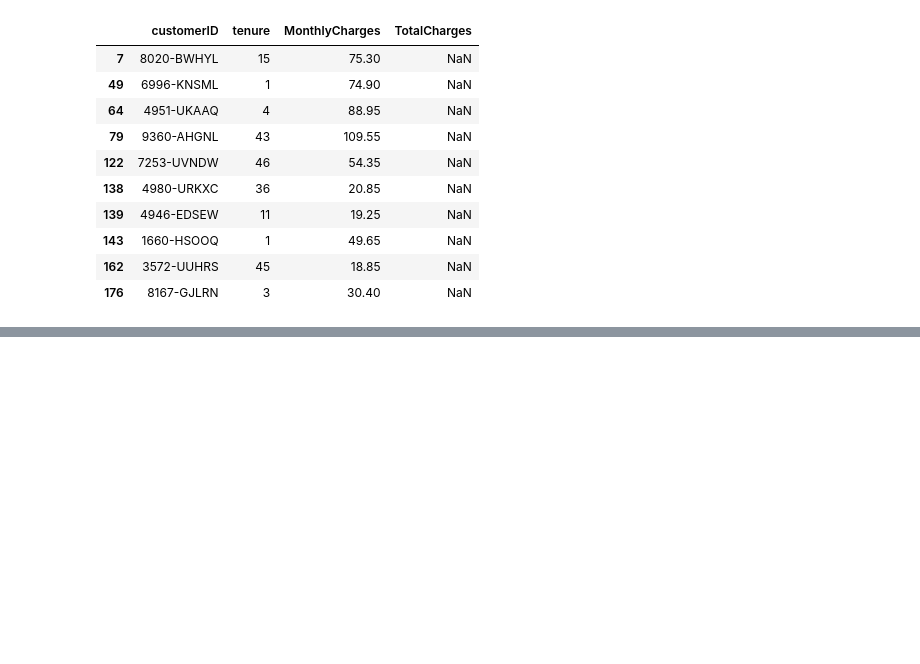
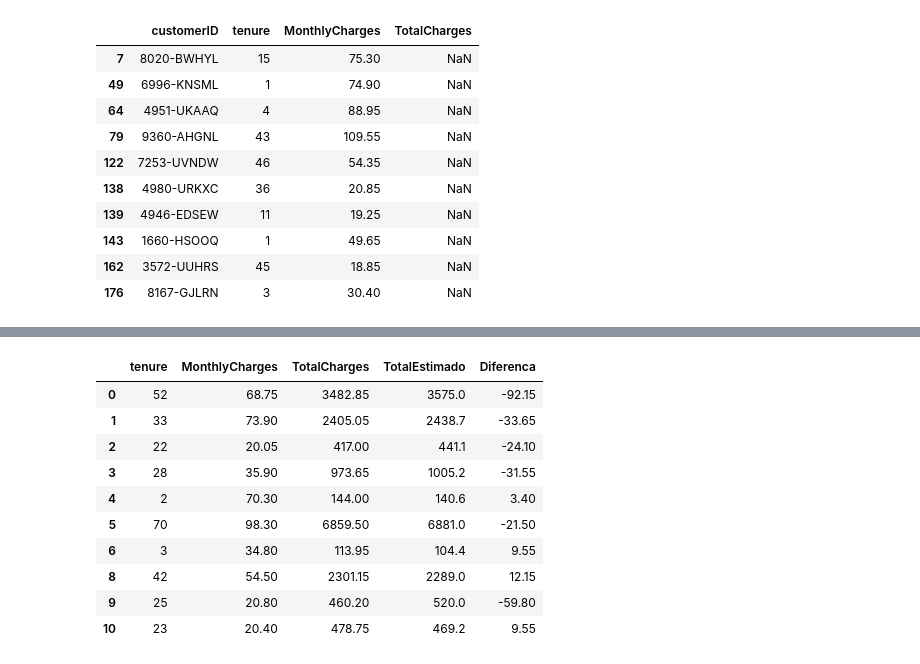
Before and after one commit to gziinx/PII2_databricks, a Jupyter notebook: 02_silver.ipynb, the cells around one changed output, grey strips where cells are left out. Drawn from its saved outputs; the diff is of its cells as text; code cells hidden in the pictures; blank space fills up the shorter version.

```diff
--- a/02_silver.ipynb
+++ b/02_silver.ipynb
@@ -267,0 +330,31 @@ df_silver.loc[
+# %%
+df_teste = df_silver.loc[
+    df_silver["TotalCharges"].notnull() &
+    (df_silver["tenure"] != "unknown")
+].copy()
+
+df_teste["tenure"] = pd.to_numeric(df_teste["tenure"])
+
+df_teste["TotalEstimado"] = (
+    df_teste["tenure"] * df_teste["MonthlyCharges"]
+)
+
+df_teste["Diferenca"] = (
+    df_teste["TotalCharges"] - df_teste["TotalEstimado"]
+)
+
+df_teste[
+    ["tenure", "MonthlyCharges", "TotalCharges", "TotalEstimado", "Diferenca"]
+].head(10)
+# %% [output]
+|  | tenure | MonthlyCharges | TotalCharges | TotalEstimado | Diferenca |
+| 0 | 52 | 68.75 | 3482.85 | 3575.0 | -92.15 |
+| 1 | 33 | 73.90 | 2405.05 | 2438.7 | -33.65 |
+| 2 | 22 | 20.05 | 417.00 | 441.1 | -24.10 |
+| 3 | 28 | 35.90 | 973.65 | 1005.2 | -31.55 |
+| 4 | 2 | 70.30 | 144.00 | 140.6 | 3.40 |
+| 5 | 70 | 98.30 | 6859.50 | 6881.0 | -21.50 |
+| 6 | 3 | 34.80 | 113.95 | 104.4 | 9.55 |
+| 8 | 42 | 54.50 | 2301.15 | 2289.0 | 12.15 |
+| 9 | 25 | 20.80 | 460.20 | 520.0 | -59.80 |
+| 10 | 23 | 20.40 | 478.75 | 469.2 | 9.55 |
```
Also changed, not shown: parts of 43 cells of this notebook, 7 other files.
